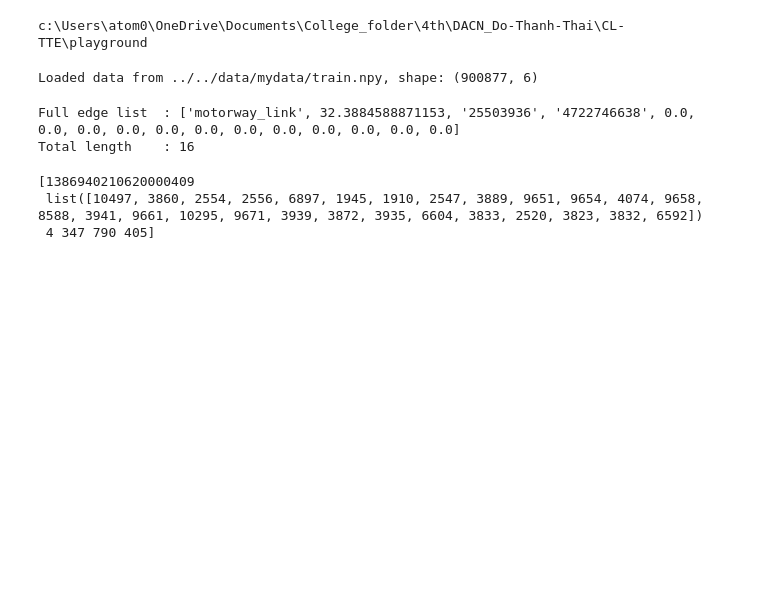
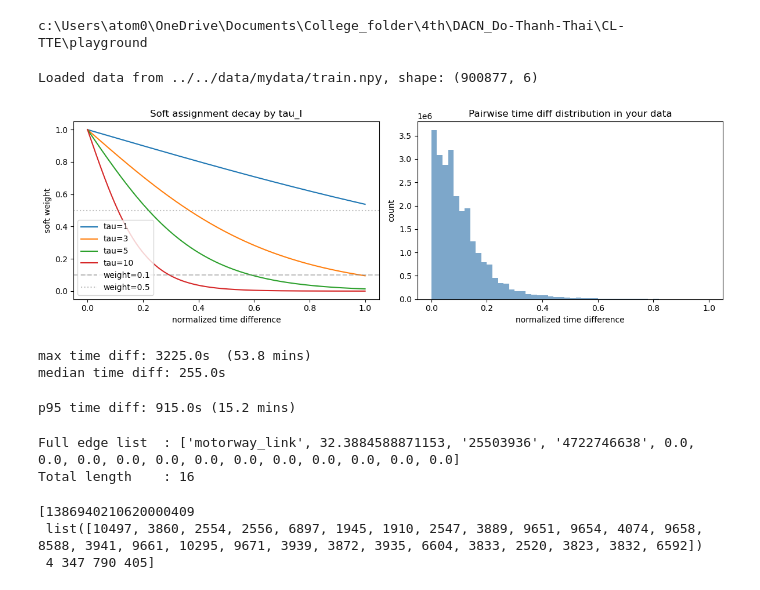
Before and after one commit to Khoawawa/CL-TTE, a Jupyter notebook: playground/tester_2.ipynb, the cells around one changed output. Saved outputs shown, nothing was run; the diff lists cells and outputs as text; code cells hidden in the pictures; blank space fills up the shorter version.

```diff
--- a/playground/tester_2.ipynb
+++ b/playground/tester_2.ipynb
@@ -14,6 +14,65 @@ data = np.load(train_path, allow_pickle=True)
 print(f"Loaded data from {train_path}, shape: {data.shape}")
 # %% [output]
 Loaded data from ../../data/mydata/train.npy, shape: (900877, 6)
+# %%
+y = data[:,-1]
+# %%
+# sample it
+idx = np.random.choice(len(y), size=5000, replace=False)
+y_sample = y[idx]
+
+# pairwise differences, normalized to [0, 1]
+time_diffs_raw = np.abs(y_sample[:, None] - y_sample[None, :])  # (5000, 5000)
+time_diffs = time_diffs_raw / (time_diffs_raw.max() + 1e-6)
+time_diffs_flat = time_diffs.flatten()
+# %%
+
+
+import numpy as np
+import matplotlib.pyplot as plt
+
+tau_values = [1, 3, 5, 10]
+x = np.linspace(0, 1, 200)
+
+fig, axes = plt.subplots(1, 2, figsize=(12, 4))
+
+# Left: weight decay curves
+for tau in tau_values:
+    weights = 2 / (1 + np.exp(tau * x))
+    axes[0].plot(x, weights, label=f'tau={tau}')
+axes[0].axhline(0.1, color='gray', linestyle='--', alpha=0.5, label='weight=0.1')
+axes[0].axhline(0.5, color='gray', linestyle=':', alpha=0.5, label='weight=0.5')
+axes[0].set_xlabel('normalized time difference')
+axes[0].set_ylabel('soft weight')
+axes[0].set_title('Soft assignment decay by tau_I')
+axes[0].legend()
+
+# Right: actual distribution of pairwise differences in your data
+axes[1].hist(time_diffs_flat, bins=50, color='steelblue', alpha=0.7)
+axes[1].set_xlabel('normalized time difference')
+axes[1].set_ylabel('count')
+axes[1].set_title('Pairwise time diff distribution in your data')
+
+plt.tight_layout()
+plt.show()
+# %% [output]
+[figure, added]
+# %%
+print(f"max time diff: {time_diffs_raw.max():.1f}s  ({time_diffs_raw.max()/60:.1f} mins)")
+print(f"median time diff: {np.median(time_diffs_raw):.1f}s")
+# %% [output]
+max time diff: 3225.0s  (53.8 mins)
+median time diff: 255.0s
+# %%
+# normalize by 95th percentile — more robust to the range
+p95 = np.percentile(time_diffs_raw, 95)
+time_diffs = time_diffs_raw / p95
+# now clamp so values > 1 are just treated as maximally dissimilar
+time_diffs = np.clip(time_diffs, 0, 1)
+
+print(f"p95 time diff: {p95:.1f}s ({p95/60:.1f} mins)")
+# %% [output]
+p95 time diff: 915.0s (15.2 mins)
 # %%
 with open(os.path.join(data_path,"network_porto/porto_edges_poi_new_simplify.pkl"), 'rb') as f:
     edgeinfo = pickle.load(f)
```
Also changed, not shown: 1 other file.
